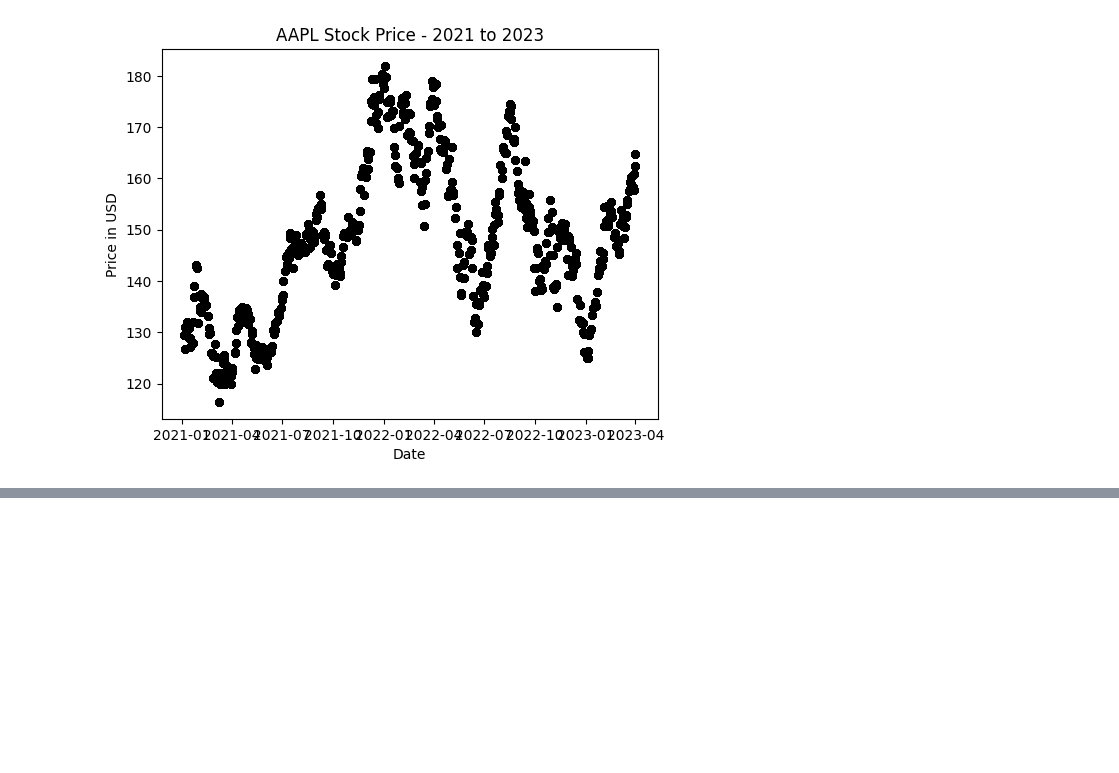
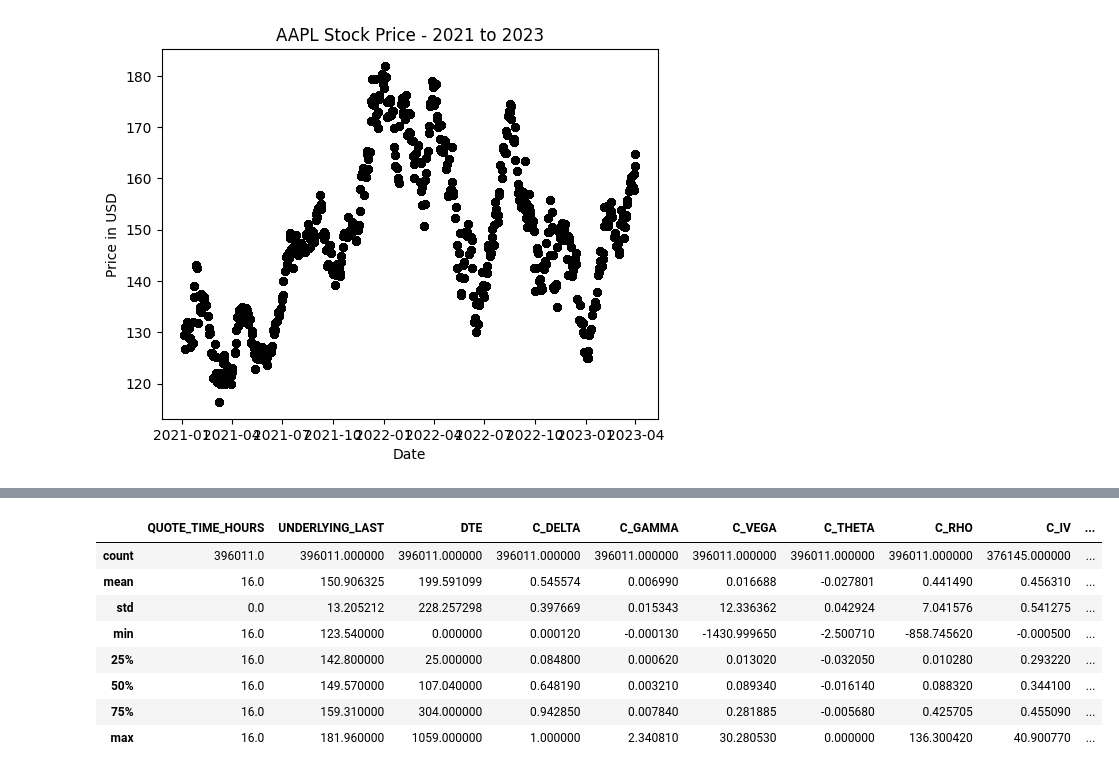
Before and after one commit to daneisburgh/invaas, a Jupyter notebook: notebooks/aapl-options-test.ipynb, the cells around one changed output, grey strips where cells are left out. Cells and saved outputs as stored; diff of their text form; code cells hidden in the pictures; blank space fills up the shorter version.

```diff
--- a/notebooks/aapl-options-test.ipynb
+++ b/notebooks/aapl-options-test.ipynb
@@ -130,0 +183,12 @@ Text(0.5, 1.0, 'AAPL Stock Price - 2021 to 2023')
+# %%
+df_option_history.describe()
+# %% [output]
+|  | QUOTE_TIME_HOURS | UNDERLYING_LAST | DTE | C_DELTA | C_GAMMA | C_VEGA | C_THETA | C_RHO | C_IV | ... |
+| count | 396011.0 | 396011.000000 | 396011.000000 | 396011.000000 | 396011.000000 | 396011.000000 | 396011.000000 | 396011.000000 | 376145.000000 | ... |
+| mean | 16.0 | 150.906325 | 199.591099 | 0.545574 | 0.006990 | 0.016688 | -0.027801 | 0.441490 | 0.456310 | ... |
+| std | 0.0 | 13.205212 | 228.257298 | 0.397669 | 0.015343 | 12.336362 | 0.042924 | 7.041576 | 0.541275 | ... |
+| min | 16.0 | 123.540000 | 0.000000 | 0.000120 | -0.000130 | -1430.999650 | -2.500710 | -858.745620 | -0.000500 | ... |
+| 25% | 16.0 | 142.800000 | 25.000000 | 0.084800 | 0.000620 | 0.013020 | -0.032050 | 0.010280 | 0.293220 | ... |
+| 50% | 16.0 | 149.570000 | 107.040000 | 0.648190 | 0.003210 | 0.089340 | -0.016140 | 0.088320 | 0.344100 | ... |
+| 75% | 16.0 | 159.310000 | 304.000000 | 0.942850 | 0.007840 | 0.281885 | -0.005680 | 0.425705 | 0.455090 | ... |
+| max | 16.0 | 181.960000 | 1059.000000 | 1.000000 | 2.340810 | 30.280530 | 0.000000 | 136.300420 | 40.900770 | ... |
```
Also changed, not shown: parts of 7 cells of this notebook, 1 other file.
